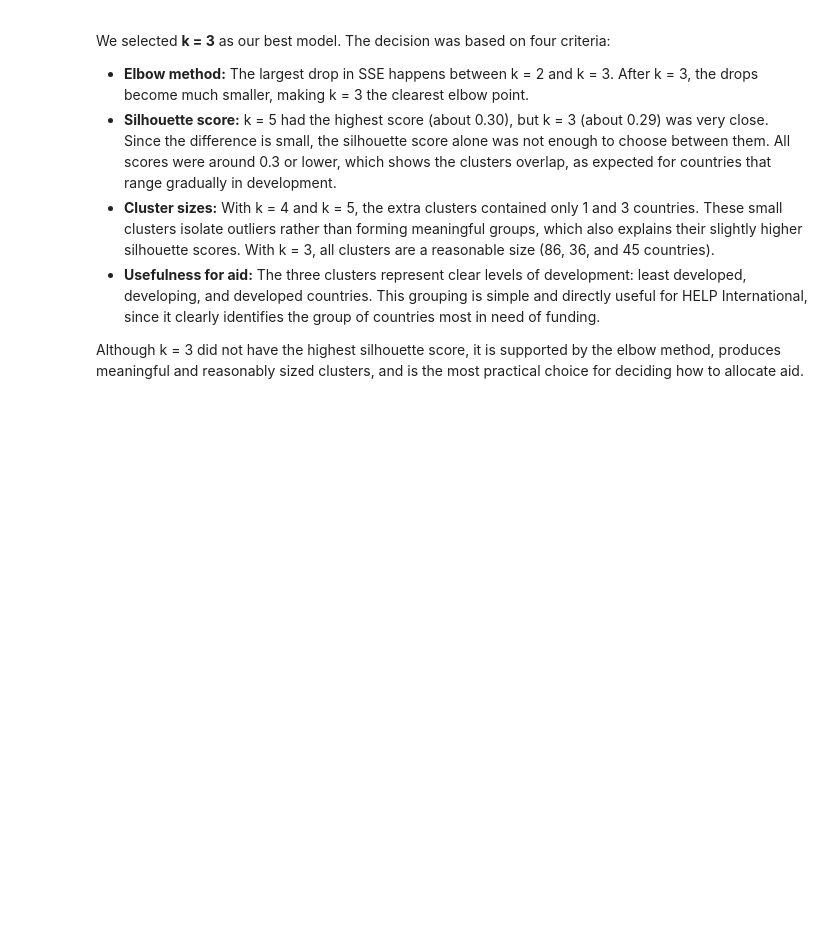
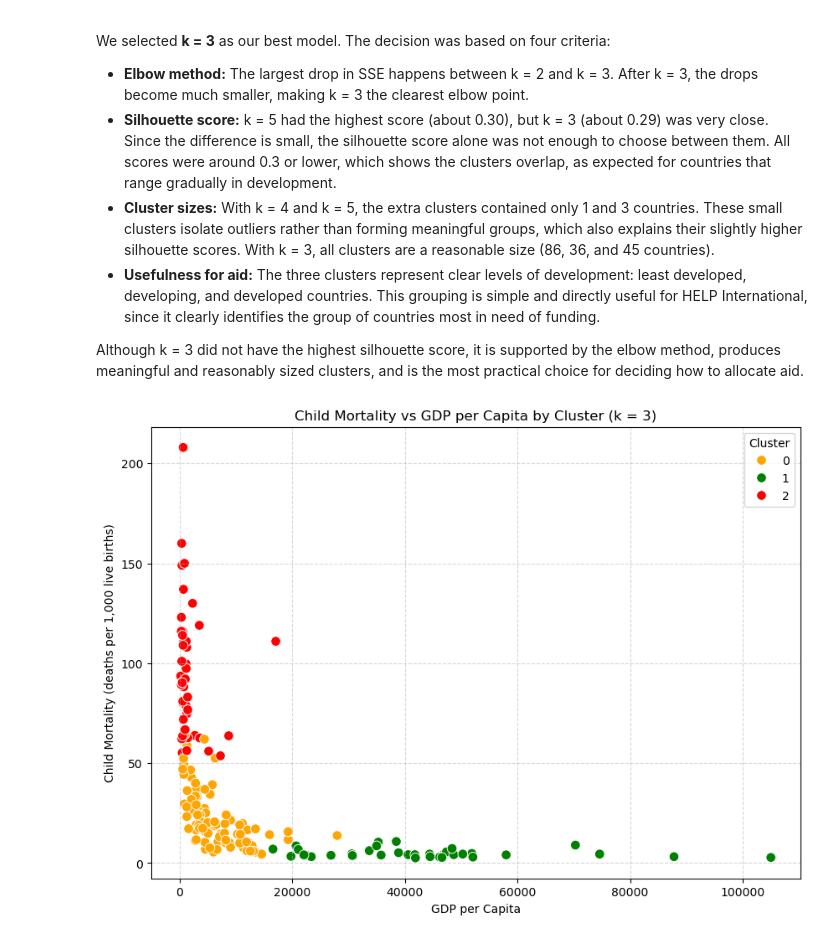
Before and after one commit to AnikaViado/UML_ASG1, a Jupyter notebook: Asg01_Group08_AnikaViado_TroyDelaRosa_VanceCastro_BenThompson.ipynb, the cells around one changed output. Saved outputs shown, nothing was run; the diff lists cells and outputs as text; code cells hidden in the pictures; blank space fills up the shorter version.

Commit message:
Add scatter plot of child mortality vs GDP per capita colored by cluster

```diff
--- a/Asg01_Group08_AnikaViado_TroyDelaRosa_VanceCastro_BenThompson.ipynb
+++ b/Asg01_Group08_AnikaViado_TroyDelaRosa_VanceCastro_BenThompson.ipynb
@@ -320,3 +320,18 @@ We selected **k = 3** as our best model. The decision was based on four criteria
 </ul>
 
 Although k = 3 did not have the highest silhouette score, it is supported by the elbow method, produces meaningful and reasonably sized clusters, and is the most practical choice for deciding how to allocate aid.
+# %%
+# Scatter plot of GDP per capita vs child mortality, colored by cluster
+# Colors: red = least developed (2), orange = developing (0), green = developed (1)
+cluster_colors = {0: 'orange', 1: 'green', 2: 'red'}
+
+plt.figure(figsize=(10, 7))
+sns.scatterplot(data=df_results, x='gdpp', y='child_mort', hue='cluster', palette=cluster_colors, s=70)
+plt.xlabel('GDP per Capita')
+plt.ylabel('Child Mortality (deaths per 1,000 live births)')
+plt.title(f'Child Mortality vs GDP per Capita by Cluster (k = {best_k})')
+plt.legend(title='Cluster')
+plt.grid(True, linestyle='--', alpha=0.5)
+plt.show()
+# %% [output]
+[figure, added]
```
